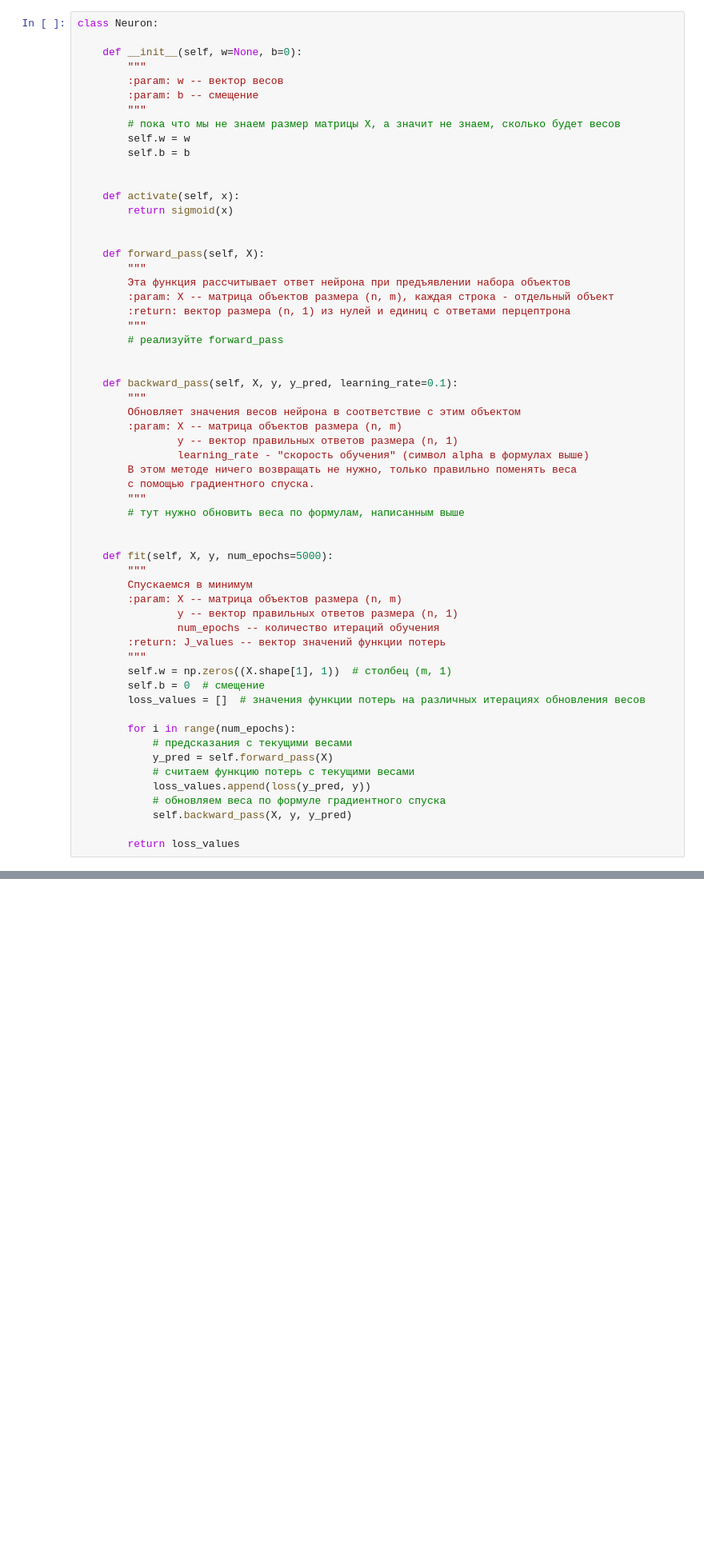
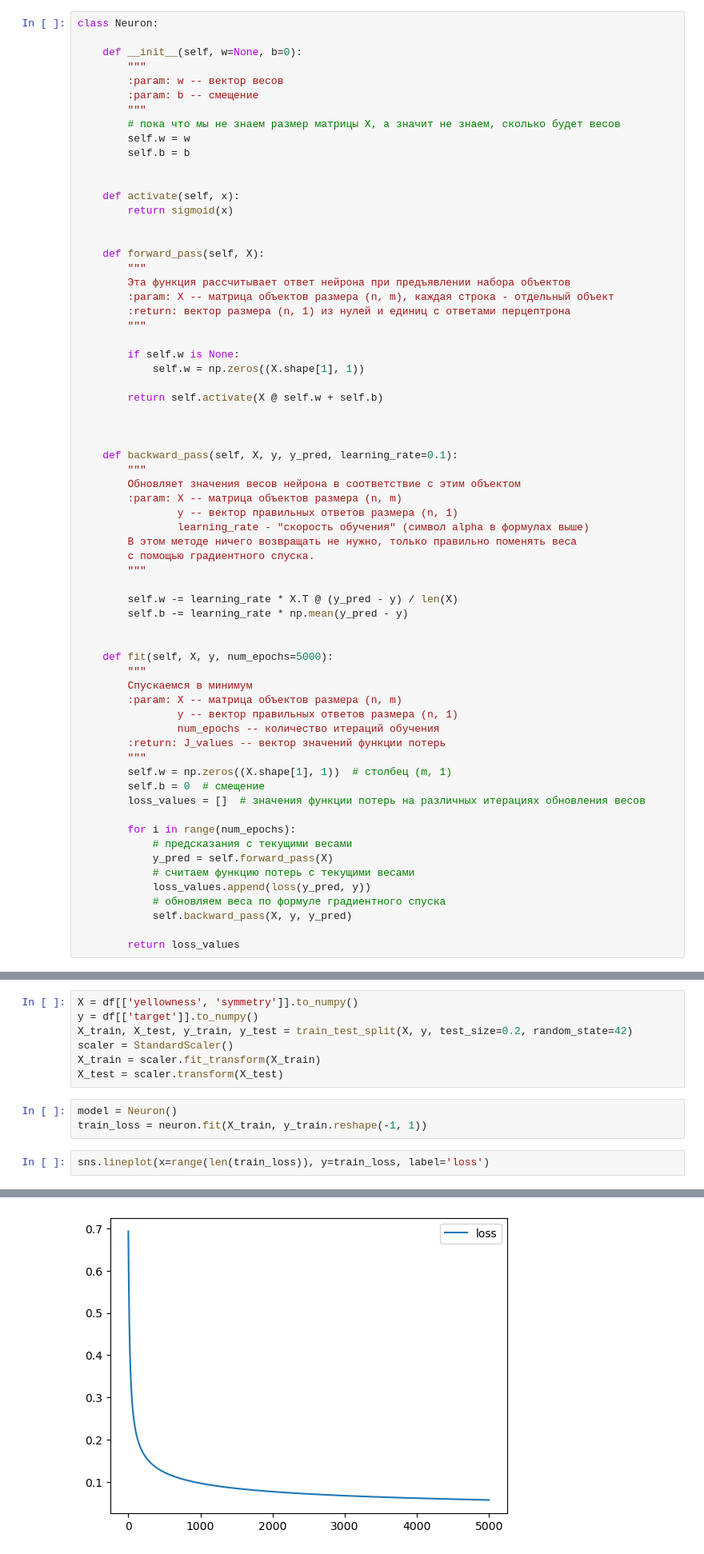
Before and after one commit to MGSDS/Itmo-ML, a Jupyter notebook: Lab 6/test 6.1 neuron logloss.ipynb, the cells around one changed output, grey strips where cells are left out. Shown: that part at 80% size. Saved outputs shown, nothing was run; the diff lists cells and outputs as text; blank space fills up the shorter version.

```diff
--- a/Lab 6/test 6.1 neuron logloss.ipynb
+++ b/Lab 6/test 6.1 neuron logloss.ipynb
@@ -90,7 +90,12 @@ class Neuron:
         :param: X -- матрица объектов размера (n, m), каждая строка - отдельный объект
         :return: вектор размера (n, 1) из нулей и единиц с ответами перцептрона
         """
-        # реализуйте forward_pass
+
+        if self.w is None:
+            self.w = np.zeros((X.shape[1], 1))
+
+        return self.activate(X @ self.w + self.b)
+
 
 
     def backward_pass(self, X, y, y_pred, learning_rate=0.1):
@@ -102,7 +107,9 @@ class Neuron:
         В этом методе ничего возвращать не нужно, только правильно поменять веса
         с помощью градиентного спуска.
         """
-        # тут нужно обновить веса по формулам, написанным выше
+
+        self.w -= learning_rate * X.T @ (y_pred - y) / len(X)
+        self.b -= learning_rate * np.mean(y_pred - y)
 
 
     def fit(self, X, y, num_epochs=5000):
@@ -155,0 +210,13 @@ print ("b = " + str(neuron.b))
+# %%
+X = df[['yellowness', 'symmetry']].to_numpy()
+y = df[['target']].to_numpy()
+X_train, X_test, y_train, y_test = train_test_split(X, y, test_size=0.2, random_state=42)
+scaler = StandardScaler()
+X_train = scaler.fit_transform(X_train)
+X_test = scaler.transform(X_test)
+# %%
+model = Neuron()
+train_loss = neuron.fit(X_train, y_train.reshape(-1, 1))
+# %%
+sns.lineplot(x=range(len(train_loss)), y=train_loss, label='loss')
+# %% [output]
@@ -155,0 +224 @@ print ("b = " + str(neuron.b))
+[figure, added]
```
Also changed, not shown: parts of 9 cells of this notebook.
